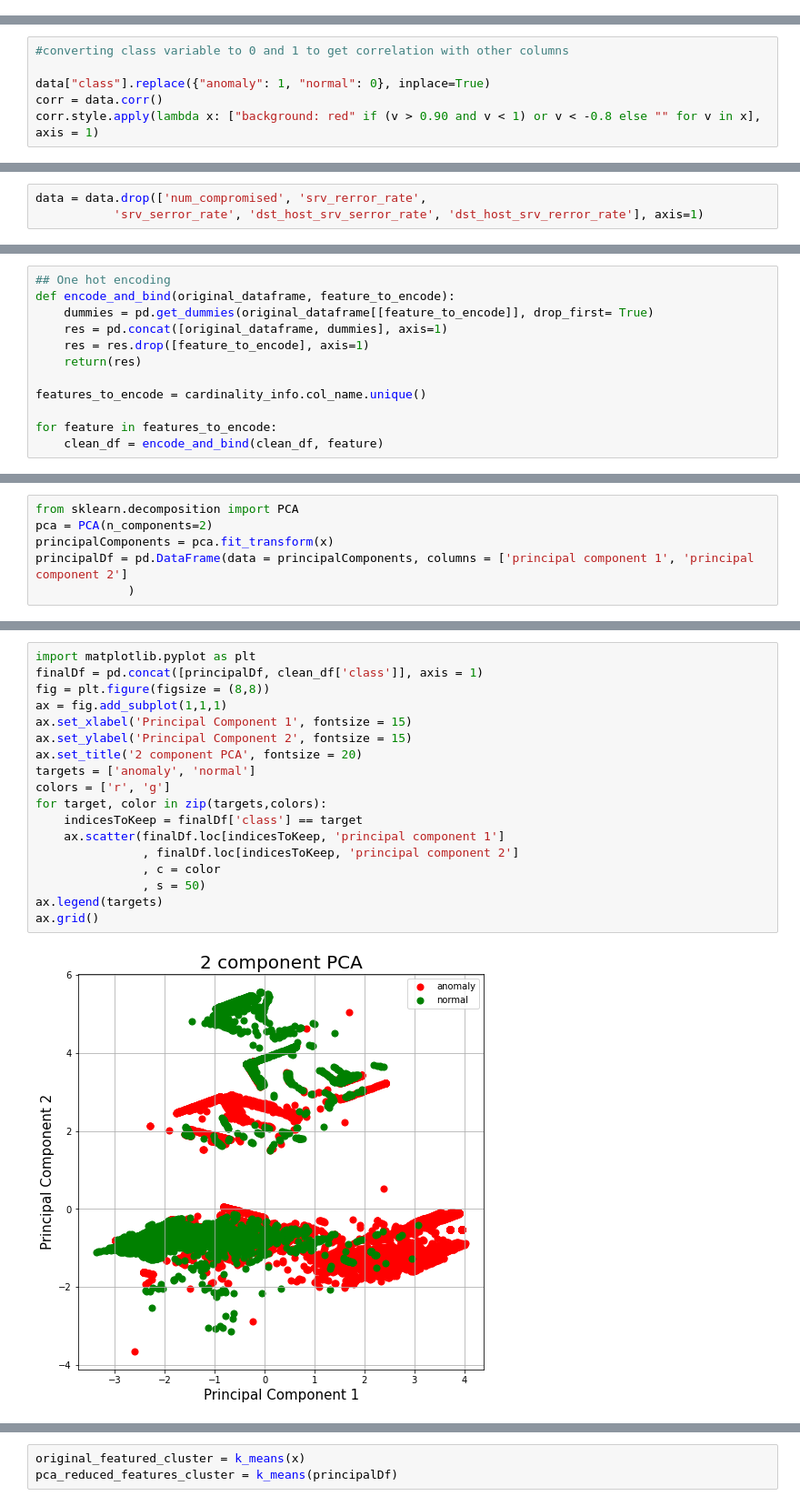
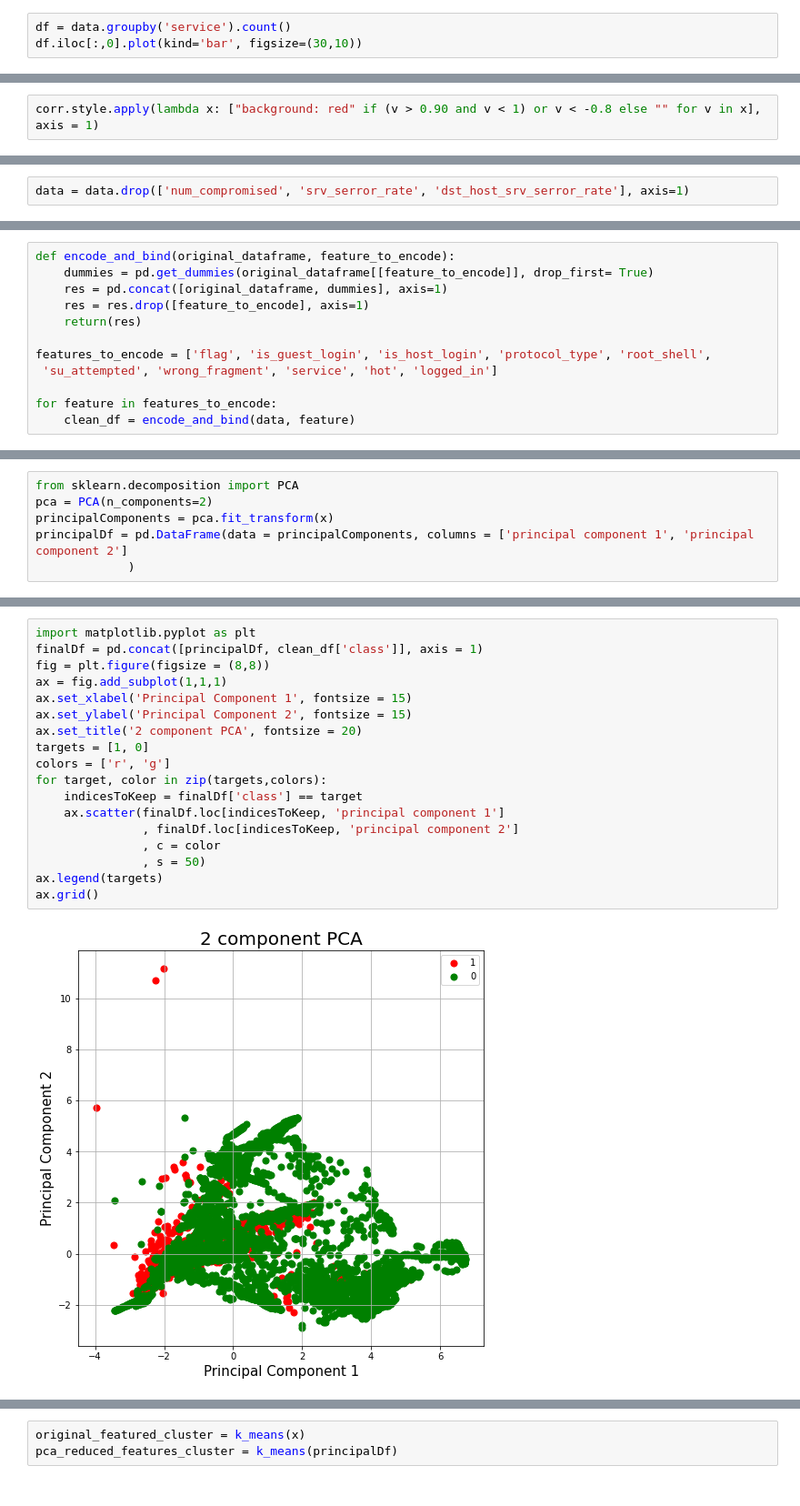
Before and after one commit to shivabansal1046/BITSAssignments, a Jupyter notebook: IDS_Assignment1/Network profiling.ipynb, the cells around one changed output, grey strips where cells are left out. Shown at 91% size. Cells and saved outputs as stored; diff of their text form.

```diff
--- a/IDS_Assignment1/Network profiling.ipynb
+++ b/IDS_Assignment1/Network profiling.ipynb
@@ -82,0 +87,3 @@ EDA(data, a)
+# %%
+df = data.groupby('service').count()
+df.iloc[:,0].plot(kind='bar', figsize=(30,10))
@@ -153,7 +174,3 @@ plt.show()
 # %%
-#converting class variable to 0 and 1 to get correlation with other columns
-
-data["class"].replace({"anomaly": 1, "normal": 0}, inplace=True)
-corr = data.corr()
 corr.style.apply(lambda x: ["background: red" if (v > 0.90 and v < 1) or v < -0.8 else "" for v in x], axis = 1)
 # %% [output]
@@ -217,3 +235,2 @@ Series([], dtype: float64)
 # %%
-data = data.drop(['num_compromised', 'srv_rerror_rate',
-           'srv_serror_rate', 'dst_host_srv_serror_rate', 'dst_host_srv_rerror_rate'], axis=1)
+data = data.drop(['num_compromised', 'srv_serror_rate', 'dst_host_srv_serror_rate'], axis=1)
@@ -288,15 +278,15 @@ for i in data.columns:
 # %%
-## One hot encoding
 def encode_and_bind(original_dataframe, feature_to_encode):
     dummies = pd.get_dummies(original_dataframe[[feature_to_encode]], drop_first= True)
     res = pd.concat([original_dataframe, dummies], axis=1)
     res = res.drop([feature_to_encode], axis=1)
     return(res)
 
-features_to_encode = cardinality_info.col_name.unique()
+features_to_encode = ['flag', 'is_guest_login', 'is_host_login', 'protocol_type', 'root_shell',
+ 'su_attempted', 'wrong_fragment', 'service', 'hot', 'logged_in']
 
 for feature in features_to_encode:
-    clean_df = encode_and_bind(clean_df, feature)
+    clean_df = encode_and_bind(data, feature)
 # %%
 clean_df
 # %% [output]
@@ -334,22 +324,22 @@ array([0.064914  , 0.03574632])
 # %%
 import matplotlib.pyplot as plt
 finalDf = pd.concat([principalDf, clean_df['class']], axis = 1)
 fig = plt.figure(figsize = (8,8))
 ax = fig.add_subplot(1,1,1)
 ax.set_xlabel('Principal Component 1', fontsize = 15)
 ax.set_ylabel('Principal Component 2', fontsize = 15)
 ax.set_title('2 component PCA', fontsize = 20)
-targets = ['anomaly', 'normal']
+targets = [1, 0]
 colors = ['r', 'g']
 for target, color in zip(targets,colors):
     indicesToKeep = finalDf['class'] == target
     ax.scatter(finalDf.loc[indicesToKeep, 'principal component 1']
                , finalDf.loc[indicesToKeep, 'principal component 2']
                , c = color
                , s = 50)
 ax.legend(targets)
 ax.grid()
 # %% [output]
-[figure, old version]
+[figure, new version]
 # %%
 from sklearn.decomposition import PCA
```
Also changed, not shown: parts of 27 cells of this notebook.
